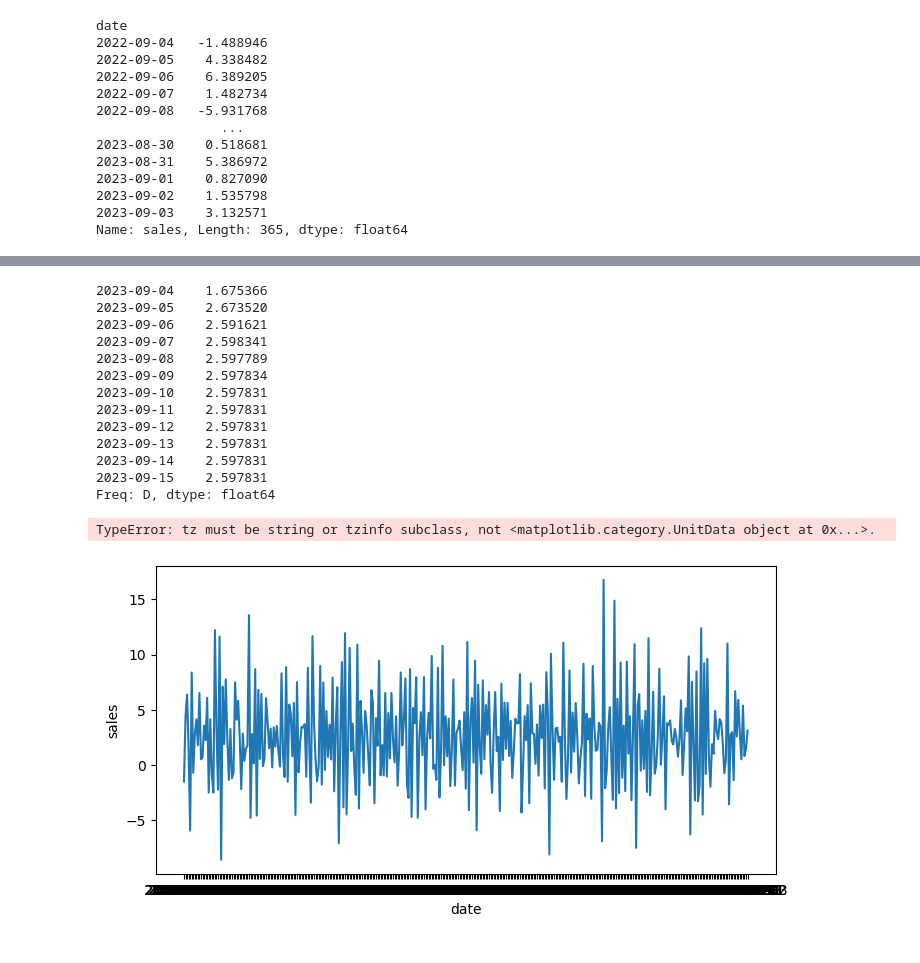
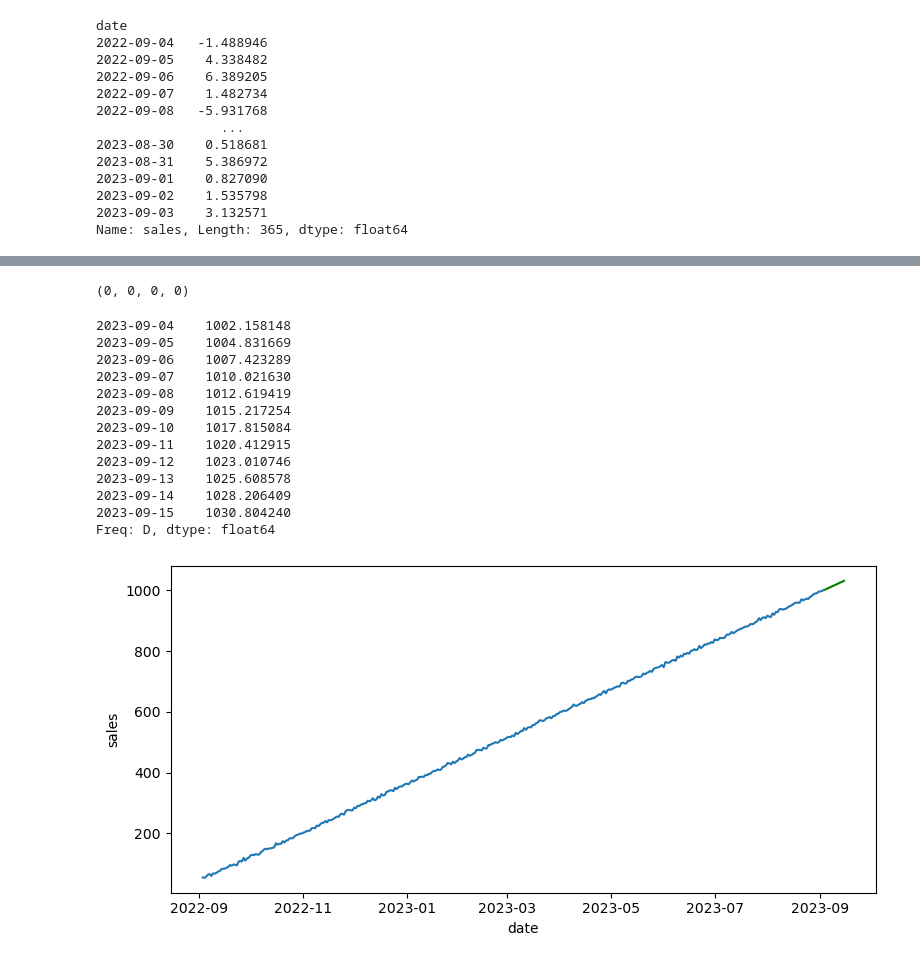
Before and after one commit to SamuelHollis/Time-series-1, a Jupyter notebook: src/explore.ipynb, the cells around one changed output, grey strips where cells are left out. Drawn from its saved outputs; the diff is of its cells as text; code cells hidden in the pictures.

```diff
--- a/src/explore.ipynb
+++ b/src/explore.ipynb
@@ -21,3 +18,8 @@ df = pd.DataFrame(data)
+# %%
+url = "https://raw.githubusercontent.com/4GeeksAcademy/alternative-time-series-project/main/sales.csv"
+# %%
+df = pd.read_csv(url)
+df = pd.DataFrame(df)
 # %%
 df
 # %% [output]
@@ -35,7 +37,7 @@ df
 | 365 | 2023-09-03 17:10:08.079328 | 1000.482785 |
 366 rows × 2 columns
 # %%
-df['date'] = pd.to_datetime(df['date']).dt.strftime('%Y-%m-%d')
+df['date'] = pd.to_datetime(df['date']).dt.floor('d')
 df.head()
 # %% [output]
 |  | date | sales |
@@ -291,6 +253,6 @@ date
 2023-09-03    3.132571
 Name: sales, Length: 365, dtype: float64
 # %%
-model = auto_arima(ts_stationary, seasonal = True, trace = True, m = 12)
+model = auto_arima(ts, seasonal = False, trace = True)
 # %% [output]
 Performing stepwise search to minimize aic
@@ -332,20 +292,24 @@ SARIMAX Results
 | Prob(H) (two-sided): | 0.58 | Kurtosis: | 2.82 |
 Warnings:
 [1] Covariance matrix calculated using the outer product of gradients (complex-step).
+# %%
+print(model.seasonal_order)
+# %% [output]
+(0, 0, 0, 0)
 # %%
 forecast = model.predict(12)
 forecast
 # %% [output]
-2023-09-04    1.675366
-2023-09-05    2.673520
-2023-09-06    2.591621
-2023-09-07    2.598341
-2023-09-08    2.597789
-2023-09-09    2.597834
-2023-09-10    2.597831
-2023-09-11    2.597831
-2023-09-12    2.597831
-2023-09-13    2.597831
-2023-09-14    2.597831
-2023-09-15    2.597831
+2023-09-04    1002.158148
+2023-09-05    1004.831669
+2023-09-06    1007.423289
+2023-09-07    1010.021630
+2023-09-08    1012.619419
+2023-09-09    1015.217254
+2023-09-10    1017.815084
+2023-09-11    1020.412915
+2023-09-12    1023.010746
+2023-09-13    1025.608578
+2023-09-14    1028.206409
+2023-09-15    1030.804240
 Freq: D, dtype: float64
@@ -354,13 +316,12 @@ sales = df['sales']
 # %%
 fig, axis = plt.subplots(figsize = (8, 4))
 
-sns.lineplot(data = ts_stationary)
+sns.lineplot(data = ts)
 sns.lineplot(data = forecast, c = "green")
 
 plt.tight_layout()
 
 plt.show()
 # %% [output]
-TypeError: tz must be string or tzinfo subclass, not <matplotlib.category.UnitData object at 0x...>.
-[figure, old version]
+[figure, new version]
 # %%
```
Also changed, not shown: parts of 17 cells of this notebook.
